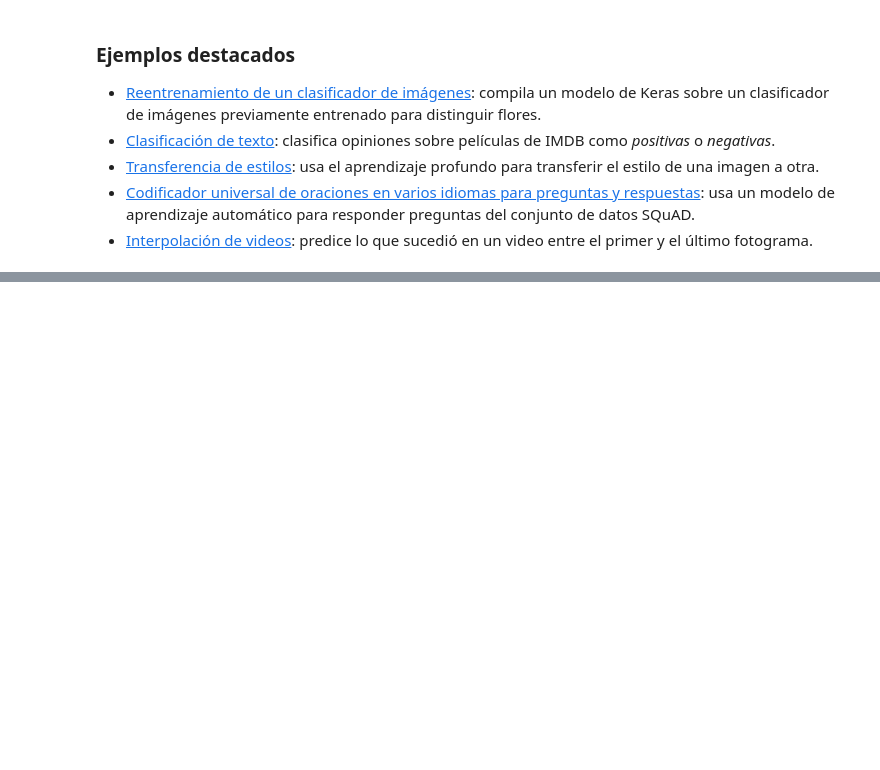
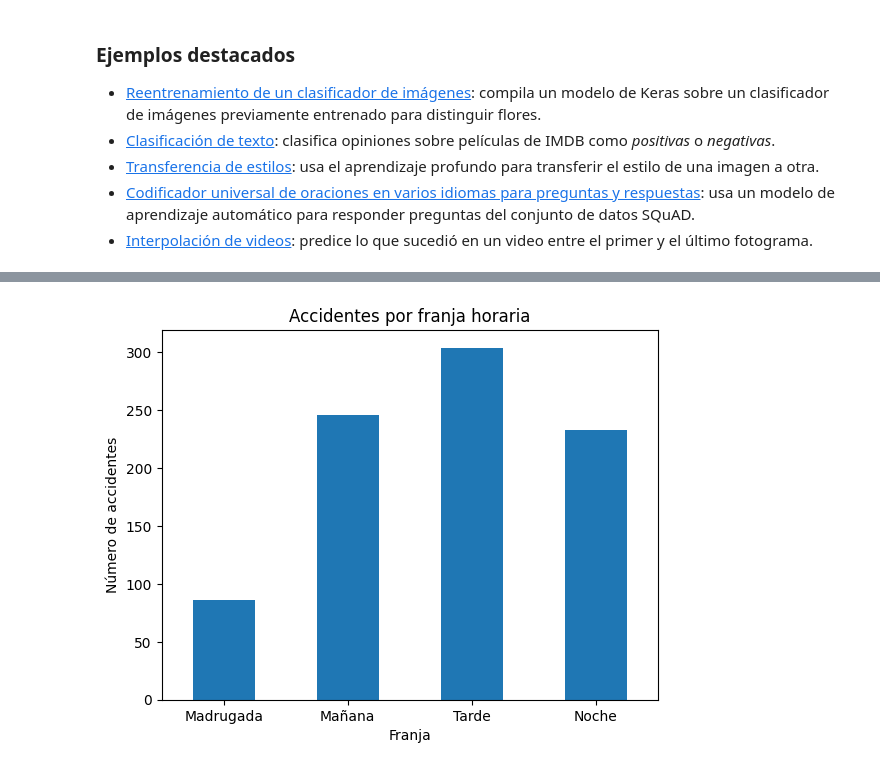
Before and after one commit to alemano/accidentalidad-tulua, a Jupyter notebook: notebooks/etl_accidentalidad_tulua.ipynb, the cells around one changed output, grey strips where cells are left out. Cells and saved outputs as stored; diff of their text form; code cells hidden in the pictures; blank space fills up the shorter version.

```diff
--- a/notebooks/etl_accidentalidad_tulua.ipynb
+++ b/notebooks/etl_accidentalidad_tulua.ipynb
@@ -212,0 +519,14 @@ Estos son algunos de los notebooks relacionados con el aprendizaje automático;
+# %%
+##Accidentes por franja horaria
+orden_franjas = ['Madrugada','Mañana','Tarde','Noche']
+conteo_franja = df['franja_horaria'].value_counts().reindex(orden_franjas)
+
+plt.figure()
+conteo_franja.plot(kind='bar')
+plt.title("Accidentes por franja horaria")
+plt.xlabel("Franja")
+plt.ylabel("Número de accidentes")
+plt.xticks(rotation=0)
+plt.show()
+# %% [output]
+[figure, added]
```
Also changed, not shown: parts of 34 cells of this notebook.
